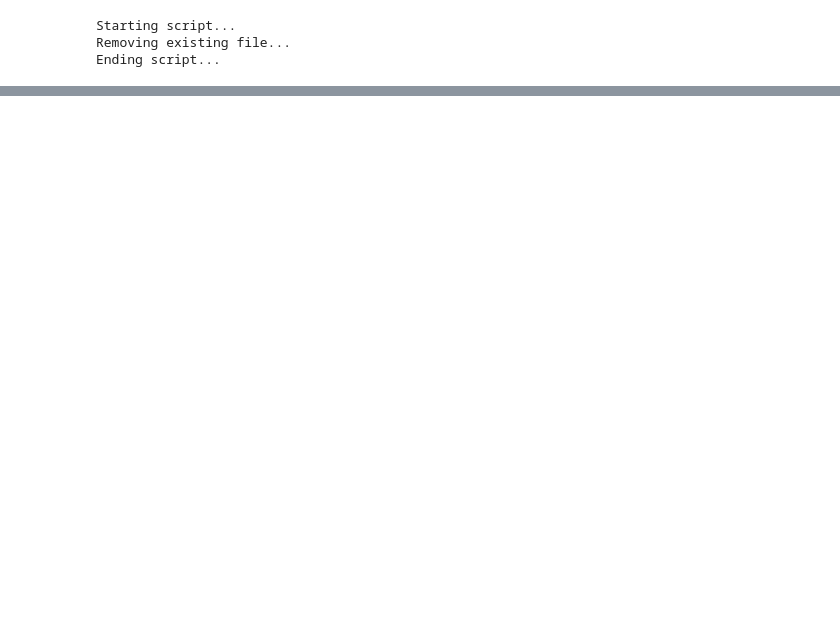
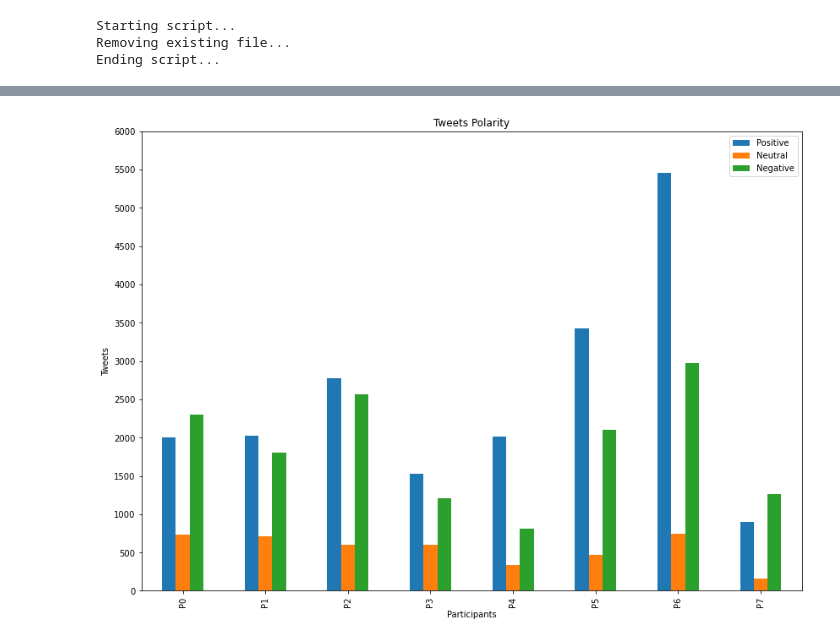
Before and after one commit to leosilva/peerj_computer_science_2022, a Jupyter notebook: Notebooks/Line Chart Polarity Scores.ipynb, the cells around one changed output, grey strips where cells are left out. Saved outputs shown, nothing was run; the diff lists cells and outputs as text; code cells hidden in the pictures; blank space fills up the shorter version.

```diff
--- a/Notebooks/Line Chart Polarity Scores.ipynb
+++ b/Notebooks/Line Chart Polarity Scores.ipynb
@@ -67,7 +68,7 @@ def create_line_plot(df_result, id_user):
 
     plt.axhline(y.mean(), color='k', linestyle='dashed', linewidth=1)
     min_ylim, max_ylim = plt.ylim()
-    plt.text(y.mean()*0.05, max_ylim*0.15, 'Mean: {:.2f}'.format(y.mean()))
+    plt.text(y.mean()*0.05, max_ylim*0.12, 'Mean: {:.2f}'.format(y.mean()))
 
     plt.plot(x,y)
 # %%
@@ -87,0 +151,22 @@ for c in data:
+# %%
+# multiple line plots
+
+bar_chart_data = []
+
+y_range = range(0,6001, 500)
+
+for i in df_chart.index:
+    d = ['P{}'.format(i), df_chart.iloc[i]['pos'], df_chart.iloc[i]['neu'], df_chart.iloc[i]['neg']]
+    bar_chart_data.append(d)
+
+df = pd.DataFrame(bar_chart_data, columns=["Participant","pos","neu","neg"])
+df.plot(yticks = y_range, x="Participant", y=["pos", "neu", "neg"], kind="bar",figsize=(14,10))
+
+plt.legend(["Positive", "Neutral", "Negative"])
+plt.title('Tweets Polarity')
+plt.xlabel('Participants')
+plt.ylabel('Tweets')
+
+plt.show()
+# %% [output]
+[figure, added]
```
Also changed, not shown: parts of 4 cells of this notebook, 1 other file.
